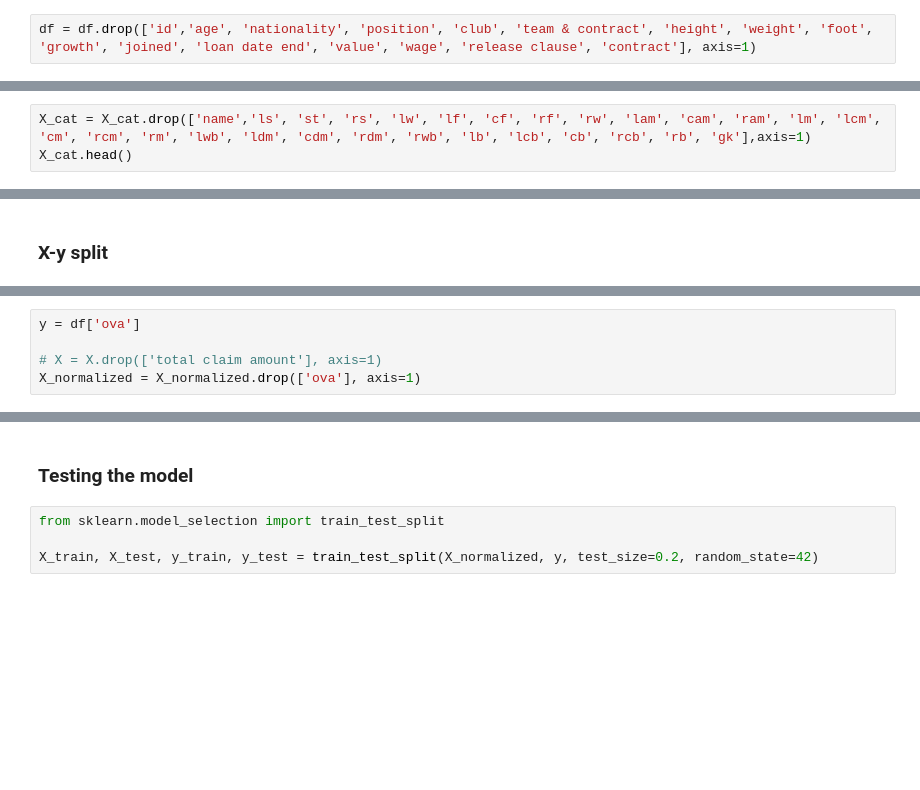
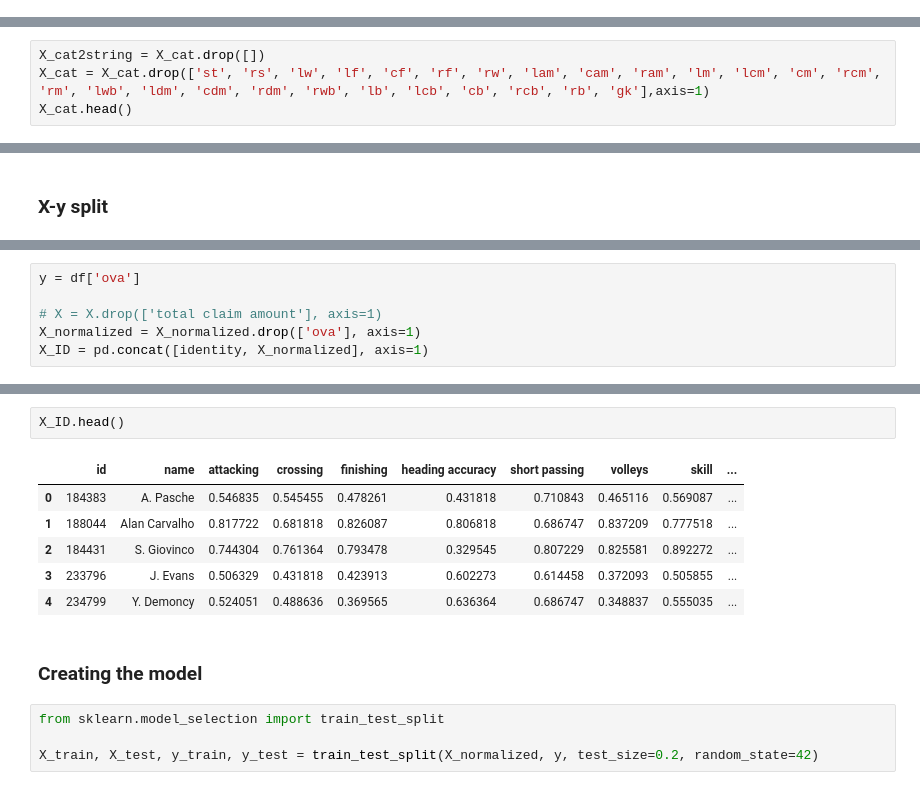
Before and after one commit to SangreNocturna/Fifa_LaLiga, a Jupyter notebook: Fifa_LaLiga-main/fifa21data.ipynb, the cells around one changed output, grey strips where cells are left out. Drawn from its saved outputs; the diff is of its cells as text; blank space fills up the shorter version.

```diff
--- a/Fifa_LaLiga-main/fifa21data.ipynb
+++ b/Fifa_LaLiga-main/fifa21data.ipynb
@@ -49,6 +86,4 @@ ova                     0
 dtype: int64
-# %%
-df = df.drop(['id','age', 'nationality', 'position', 'club', 'team & contract', 'height', 'weight', 'foot', 'growth', 'joined', 'loan date end', 'value', 'wage', 'release clause', 'contract'], axis=1)
 # %%
 # df = df[df['position'].isna()==False]
 df = df[df['composure'].isna()==False]
@@ -130,6 +165,7 @@ Index(['name', 'bp', 'a/w', 'd/w', 'ls', 'st', 'rs', 'lw', 'lf', 'cf', 'rf',
       dtype='object')
 # %%
-X_cat = X_cat.drop(['name','ls', 'st', 'rs', 'lw', 'lf', 'cf', 'rf', 'rw', 'lam', 'cam', 'ram', 'lm', 'lcm', 'cm', 'rcm', 'rm', 'lwb', 'ldm', 'cdm', 'rdm', 'rwb', 'lb', 'lcb', 'cb', 'rcb', 'rb', 'gk'],axis=1)
+X_cat2string = X_cat.drop([])
+X_cat = X_cat.drop(['st', 'rs', 'lw', 'lf', 'cf', 'rf', 'rw', 'lam', 'cam', 'ram', 'lm', 'lcm', 'cm', 'rcm', 'rm', 'lwb', 'ldm', 'cdm', 'rdm', 'rwb', 'lb', 'lcb', 'cb', 'rcb', 'rb', 'gk'],axis=1)
 X_cat.head()
 # %% [output]
 |  | bp | a/w | d/w |
@@ -205,3 +241,4 @@ y = df['ova']
 
 # X = X.drop(['total claim amount'], axis=1)
 X_normalized = X_normalized.drop(['ova'], axis=1)
+X_ID = pd.concat([identity, X_normalized], axis=1)
@@ -208,5 +254,14 @@ X_normalized = X_normalized.drop(['ova'], axis=1)
+# %%
+X_ID.head()
+# %% [output]
+|  | id | name | attacking | crossing | finishing | heading accuracy | short passing | volleys | skill | ... |
+| 0 | 184383 | A. Pasche | 0.546835 | 0.545455 | 0.478261 | 0.431818 | 0.710843 | 0.465116 | 0.569087 | ... |
+| 1 | 188044 | Alan Carvalho | 0.817722 | 0.681818 | 0.826087 | 0.806818 | 0.686747 | 0.837209 | 0.777518 | ... |
+| 2 | 184431 | S. Giovinco | 0.744304 | 0.761364 | 0.793478 | 0.329545 | 0.807229 | 0.825581 | 0.892272 | ... |
+| 3 | 233796 | J. Evans | 0.506329 | 0.431818 | 0.423913 | 0.602273 | 0.614458 | 0.372093 | 0.505855 | ... |
+| 4 | 234799 | Y. Demoncy | 0.524051 | 0.488636 | 0.369565 | 0.636364 | 0.686747 | 0.348837 | 0.555035 | ... |
 # %% [markdown]
-### Testing the model
+### Creating the model
 # %%
 from sklearn.model_selection import train_test_split
 
```
Also changed, not shown: parts of 24 cells of this notebook.
